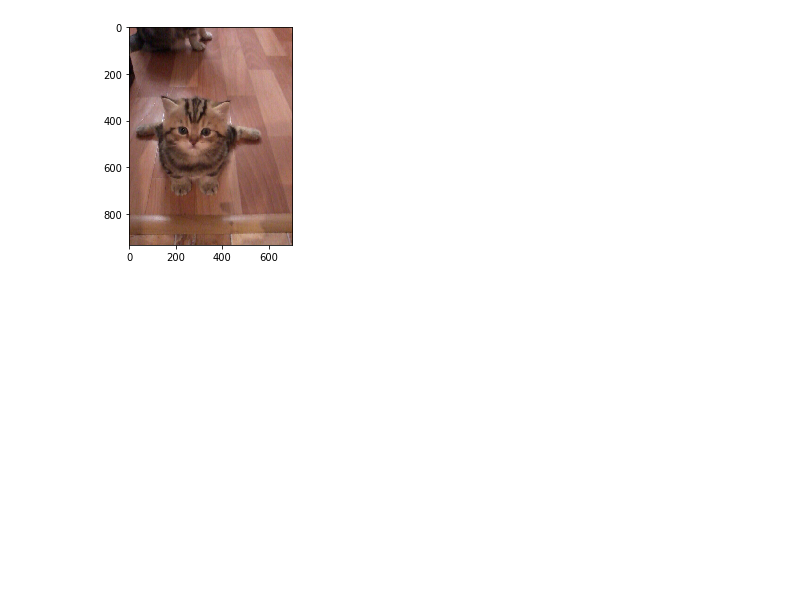
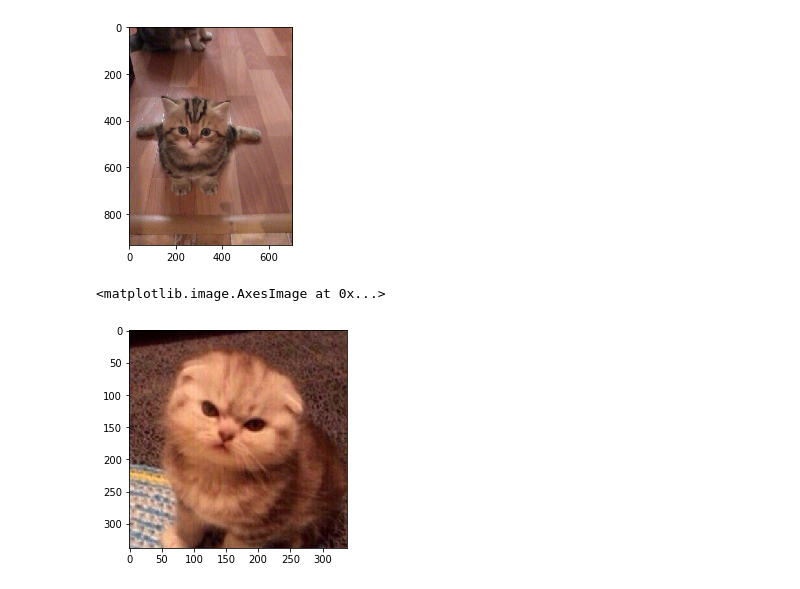
Before and after one commit to HacketOS/CatDog_telegram_bot, a Jupyter notebook: model_making.ipynb, the cells around one changed output. Saved outputs shown, nothing was run; the diff lists cells and outputs as text; code cells hidden in the pictures; blank space fills up the shorter version.

Commit message:
add convolutional layer visualization

```diff
--- a/model_making.ipynb
+++ b/model_making.ipynb
@@ -59,17 +65,17 @@ Found 1000 images belonging to 2 classes.
 # %%
-model = Sequential()
-model.add(Conv2D(32, (3,3), activation= 'relu', input_shape = (150, 150, 3)))
-model.add(MaxPool2D(2,2))
-model.add(Conv2D(64, (3,3), activation= 'relu'))
-model.add(MaxPool2D(2,2))
-model.add(Conv2D(128, (3,3), activation= 'relu'))
-model.add(MaxPool2D(2,2))
-model.add(Conv2D(128, (3,3), activation= 'relu'))
-model.add(MaxPool2D(2,2))
-model.add(Dropout(0.5))
-model.add(Flatten())
-model.add(Dense(512, activation = 'relu'))
-model.add(Dense(2, activation = 'softmax'))
+selfmade_model = Sequential()
+selfmade_model.add(Conv2D(32, (3,3), activation= 'relu', input_shape = (image_size, image_size, 3)))
+selfmade_model.add(MaxPool2D(2,2))
+selfmade_model.add(Conv2D(64, (3,3), activation= 'relu'))
+selfmade_model.add(MaxPool2D(2,2))
+selfmade_model.add(Conv2D(128, (3,3), activation= 'relu'))
+selfmade_model.add(MaxPool2D(2,2))
+selfmade_model.add(Conv2D(128, (3,3), activation= 'relu'))
+selfmade_model.add(MaxPool2D(2,2))
+selfmade_model.add(Dropout(0.5))
+selfmade_model.add(Flatten())
+selfmade_model.add(Dense(512, activation = 'relu'))
+selfmade_model.add(Dense(2, activation = 'softmax'))
 
-model.compile(optimizer = 'adam', loss = 'sparse_categorical_crossentropy', metrics = ['accuracy'])
-model.summary()
+selfmade_model.compile(optimizer = 'adam', loss = 'sparse_categorical_crossentropy', metrics = ['accuracy'])
+selfmade_model.summary()
@@ -76,6 +100,6 @@ model.summary()
 # %%
 epochs = 10
-history = model.fit_generator(train_data_generator,
+history = selfmade_model.fit_generator(train_data_generator,
                               epochs = epochs,
                               steps_per_epoch= 20,
                               validation_data = validation_data_generator, validation_steps = 10)
@@ -229,3 +271,14 @@ cat!
 [figure]
 # %%
 model.save('CatDog.h5')
+# %%
+layers_outputs = []
+for layer in selfmade_model.layers:
+    if layer.name.find('conv') is not -1:
+        layers_outputs.append(layer.output)
+activation_model = k.models.Model(inputs=selfmade_model.input, outputs=layers_outputs)
+img = load_image("happyn't.jpg", [200,200])
+plt.imshow(load_img("happyn't.jpg"))
+# %% [output]
+<matplotlib.image.AxesImage at 0x...>
+[figure, added]
```
Also changed, not shown: parts of 10 cells of this notebook.
